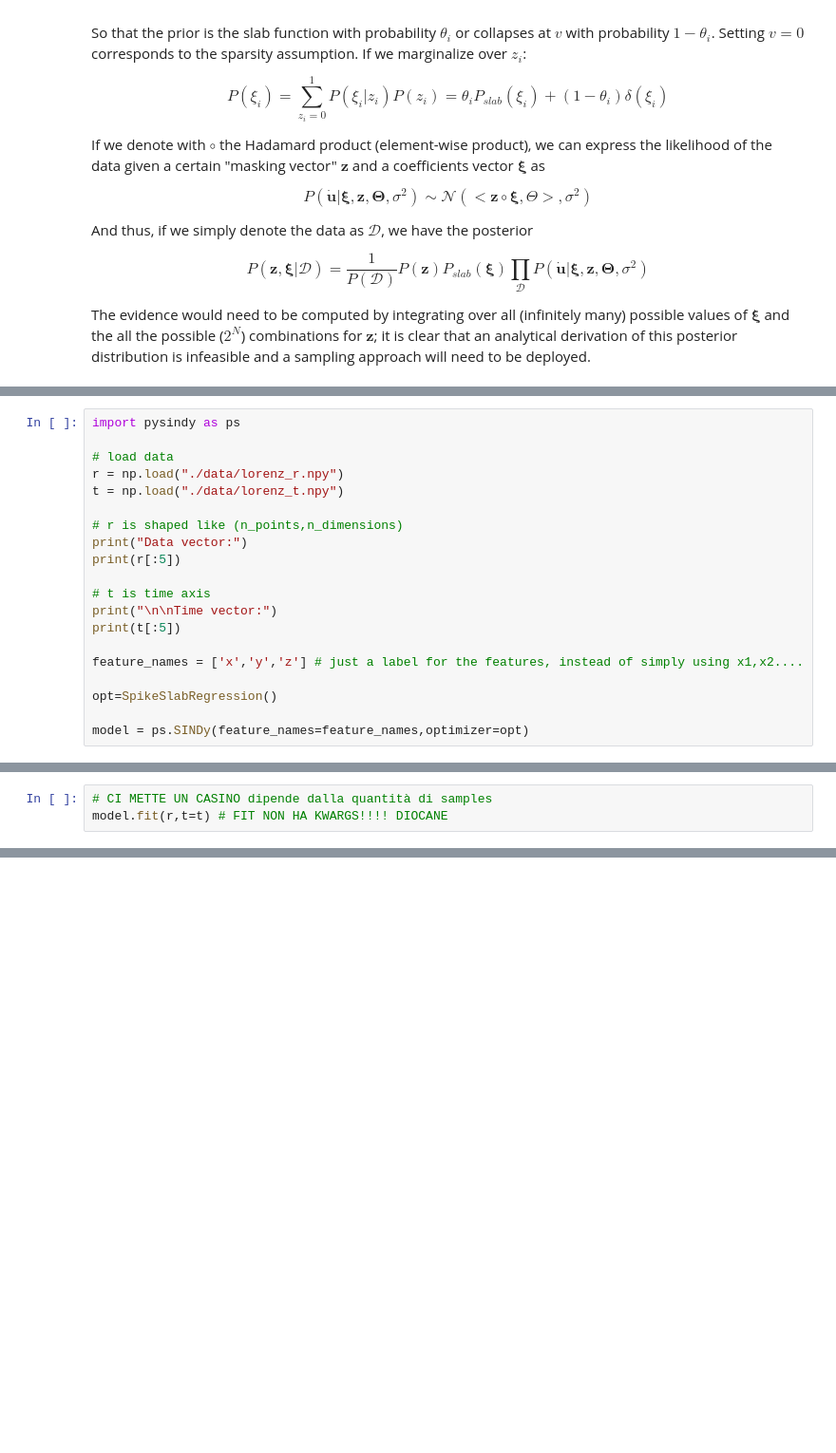
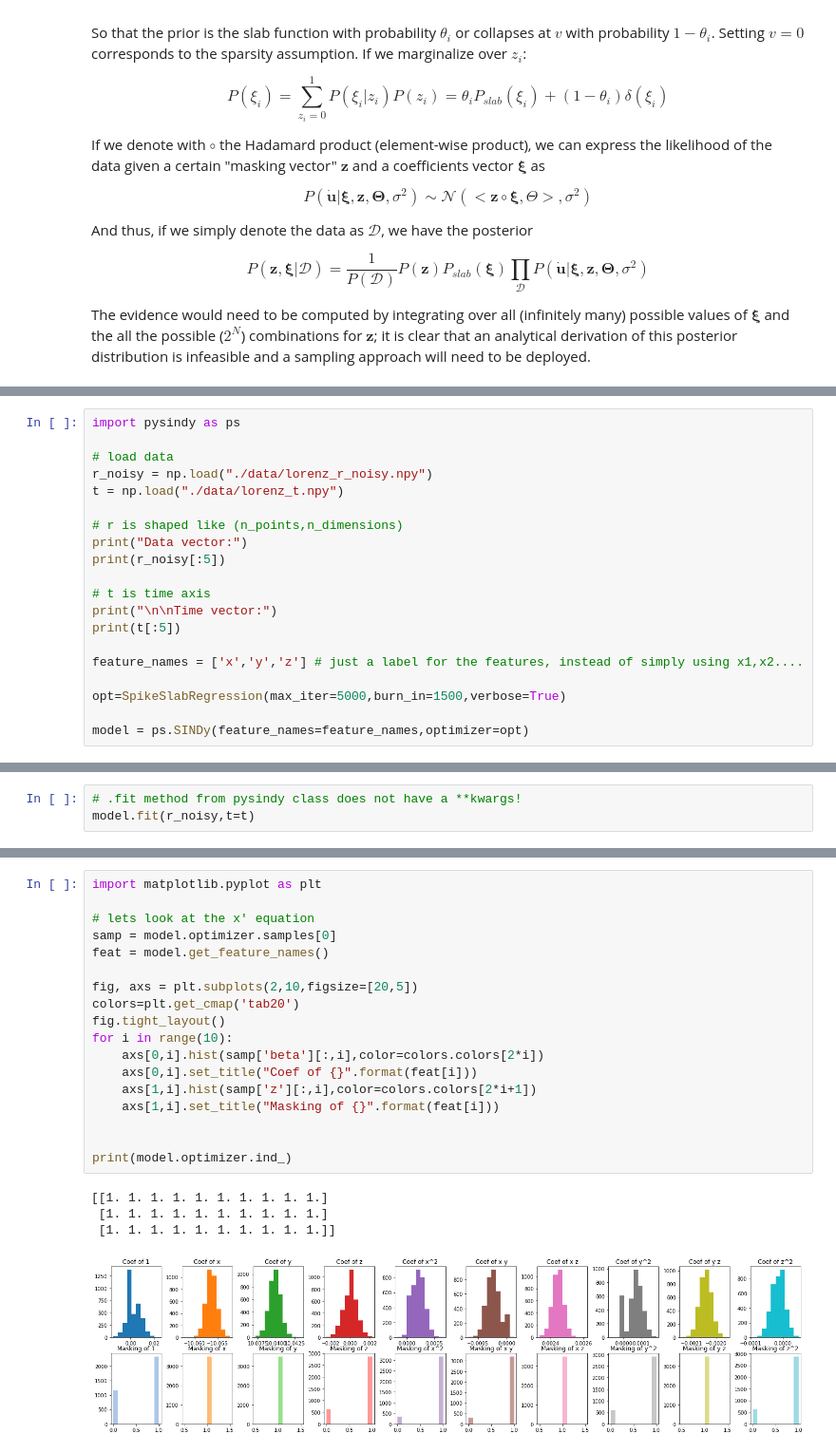
Before and after one commit to emersonvero/LoCP2, a Jupyter notebook: project/module.ipynb, the cells around one changed output, grey strips where cells are left out. Shown at 95% size. Saved outputs shown, nothing was run; the diff lists cells and outputs as text; blank space fills up the shorter version.

```diff
--- a/project/module.ipynb
+++ b/project/module.ipynb
@@ -428,12 +461,12 @@ class SpikeSlabRegression (BaseOptimizer):
 import pysindy as ps
 
 # load data
-r = np.load("./data/lorenz_r.npy")
+r_noisy = np.load("./data/lorenz_r_noisy.npy")
 t = np.load("./data/lorenz_t.npy")
 
 # r is shaped like (n_points,n_dimensions)
 print("Data vector:")
-print(r[:5])
+print(r_noisy[:5])
 
 # t is time axis
 print("\n\nTime vector:")
@@ -441,7 +474,7 @@ print(t[:5])
 
 feature_names = ['x','y','z'] # just a label for the features, instead of simply using x1,x2....
 
-opt=SpikeSlabRegression()
+opt=SpikeSlabRegression(max_iter=5000,burn_in=1500,verbose=True)
 
 model = ps.SINDy(feature_names=feature_names,optimizer=opt)
 # %% [output]
@@ -458,3 +490,0 @@ Time vector:
-# %%
-# CI METTE UN CASINO dipende dalla quantità di samples
-model.fit(r,t=t) # FIT NON HA KWARGS!!!! DIOCANE
@@ -488,0 +491,3 @@ print(model.optimizer.ind_)
+# %%
+# .fit method from pysindy class does not have a **kwargs!
+model.fit(r_noisy,t=t)
@@ -488,0 +509,23 @@ print(model.optimizer.ind_)
+# %%
+import matplotlib.pyplot as plt
+
+# lets look at the x' equation
+samp = model.optimizer.samples[0]
+feat = model.get_feature_names()
+
+fig, axs = plt.subplots(2,10,figsize=[20,5])
+colors=plt.get_cmap('tab20')
+fig.tight_layout()
+for i in range(10):
+    axs[0,i].hist(samp['beta'][:,i],color=colors.colors[2*i])
+    axs[0,i].set_title("Coef of {}".format(feat[i]))
+    axs[1,i].hist(samp['z'][:,i],color=colors.colors[2*i+1])
+    axs[1,i].set_title("Masking of {}".format(feat[i]))
+
+
+print(model.optimizer.ind_)
+# %% [output]
+[[1. 1. 1. 1. 1. 1. 1. 1. 1. 1.]
+ [1. 1. 1. 1. 1. 1. 1. 1. 1. 1.]
+ [1. 1. 1. 1. 1. 1. 1. 1. 1. 1.]]
+[figure, added]
```
Also changed, not shown: parts of 9 cells of this notebook, 1 other file.
